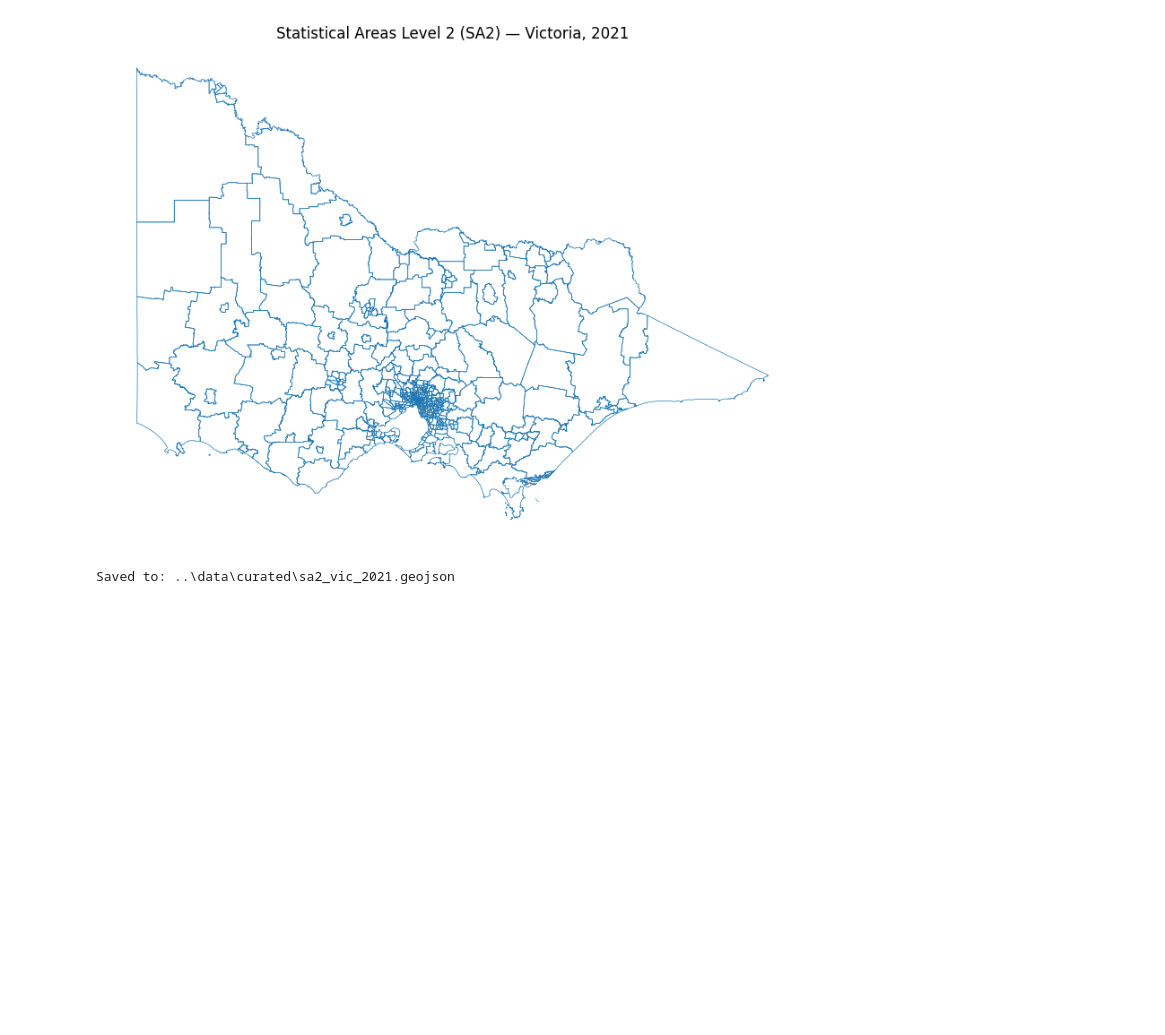
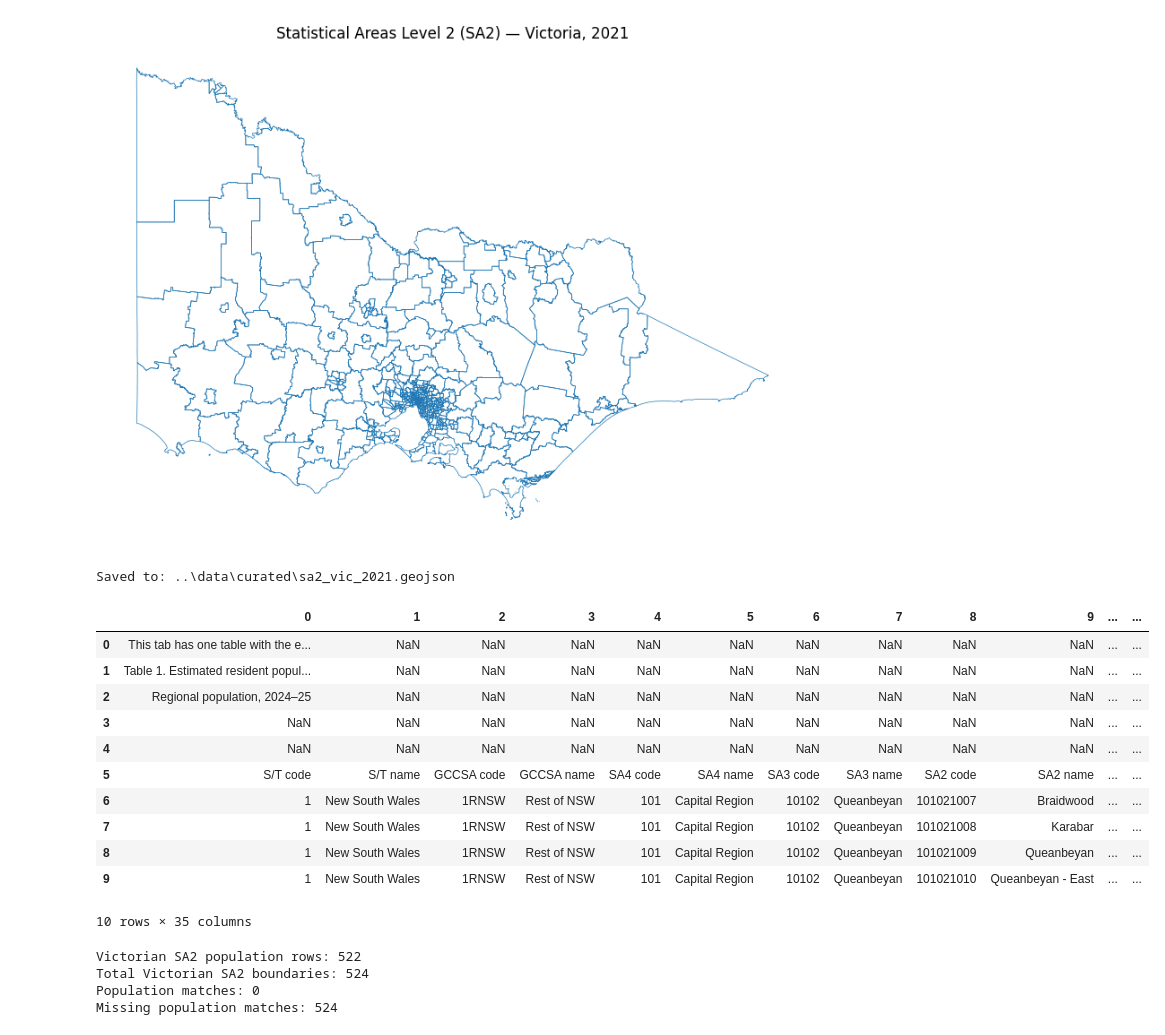
Before and after one commit to mdharmawan19/industry-project-group-55, a Jupyter notebook: notebooks/04_abs_sa2_crosswalk.ipynb, the cells around one changed output. Cells and saved outputs as stored; diff of their text form; code cells hidden in the pictures; blank space fills up the shorter version.

Commit message:
abs income and population

```diff
--- a/notebooks/04_abs_sa2_crosswalk.ipynb
+++ b/notebooks/04_abs_sa2_crosswalk.ipynb
@@ -66,3 +66,81 @@ sa2_vic.to_file(OUTPUT_PATH, driver="GeoJSON")
 print(f"Saved to: {OUTPUT_PATH}")
 # %% [output]
 Saved to: ..\data\curated\sa2_vic_2021.geojson
+# %%
+#population
+
+POP_PATH = Path("../data/raw/abs_population/32180DS0003_2001-25.xlsx")
+
+population_raw = pd.read_excel(
+    POP_PATH,
+    sheet_name="Table 1",
+    header=None
+)
+
+population_raw.head(10)
+# %% [output]
+|  | 0 | 1 | 2 | 3 | 4 | 5 | 6 | 7 | 8 | 9 | ... | ... |
+| 0 | This tab has one table with the e... | NaN | NaN | NaN | NaN | NaN | NaN | NaN | NaN | NaN | ... | ... |
+| 1 | Table 1. Estimated resident popul... | NaN | NaN | NaN | NaN | NaN | NaN | NaN | NaN | NaN | ... | ... |
+| 2 | Regional population, 2024–25 | NaN | NaN | NaN | NaN | NaN | NaN | NaN | NaN | NaN | ... | ... |
+| 3 | NaN | NaN | NaN | NaN | NaN | NaN | NaN | NaN | NaN | NaN | ... | ... |
+| 4 | NaN | NaN | NaN | NaN | NaN | NaN | NaN | NaN | NaN | NaN | ... | ... |
+| 5 | S/T code | S/T name | GCCSA code | GCCSA name | SA4 code | SA4 name | SA3 code | SA3 name | SA2 code | SA2 name | ... | ... |
+| 6 | 1 | New South Wales | 1RNSW | Rest of NSW | 101 | Capital Region | 10102 | Queanbeyan | 101021007 | Braidwood | ... | ... |
+| 7 | 1 | New South Wales | 1RNSW | Rest of NSW | 101 | Capital Region | 10102 | Queanbeyan | 101021008 | Karabar | ... | ... |
+| 8 | 1 | New South Wales | 1RNSW | Rest of NSW | 101 | Capital Region | 10102 | Queanbeyan | 101021009 | Queanbeyan | ... | ... |
+| 9 | 1 | New South Wales | 1RNSW | Rest of NSW | 101 | Capital Region | 10102 | Queanbeyan | 101021010 | Queanbeyan - East | ... | ... |
+10 rows × 35 columns
+# %%
+population = population_raw.iloc[6:].copy()
+
+# Rename the first 10 identifying columns
+population = population.rename(columns={
+    0: "STE_CODE",
+    1: "STE_NAME",
+    2: "GCCSA_CODE",
+    3: "GCCSA_NAME",
+    4: "SA4_CODE",
+    5: "SA4_NAME",
+    6: "SA3_CODE",
+    7: "SA3_NAME",
+    8: "SA2_CODE21",
+    9: "SA2_NAME21"
+})
+
+# Rename population-year columns using the year row
+for col in range(10, population.shape[1]):
+    year = int(population_raw.iloc[4, col])
+    population = population.rename(columns={col: f"POP_{year}"})
+
+population.head()
+
+population_vic = population[
+    population["STE_CODE"].astype(str) == "2"
+].copy()
+
+population_vic.head()
+
+print(f"Victorian SA2 population rows: {len(population_vic)}")
+
+population_vic[
+    ["SA2_CODE21", "SA2_NAME21", "POP_2021", "POP_2024", "POP_2025"]
+].head()
+
+matched = sa2_vic.merge(
+    population_vic[
+        ["SA2_CODE21", "SA2_NAME21", "POP_2021", "POP_2024", "POP_2025"]
+    ],
+    on="SA2_CODE21",
+    how="left",
+    suffixes=("_boundary", "_population")
+)
+
+print("Total Victorian SA2 boundaries:", len(sa2_vic))
+print("Population matches:", matched["POP_2025"].notna().sum())
+print("Missing population matches:", matched["POP_2025"].isna().sum())
+# %% [output]
+Victorian SA2 population rows: 522
+Total Victorian SA2 boundaries: 524
+Population matches: 0
+Missing population matches: 524
```
Also changed, not shown: parts of 6 cells of this notebook.
